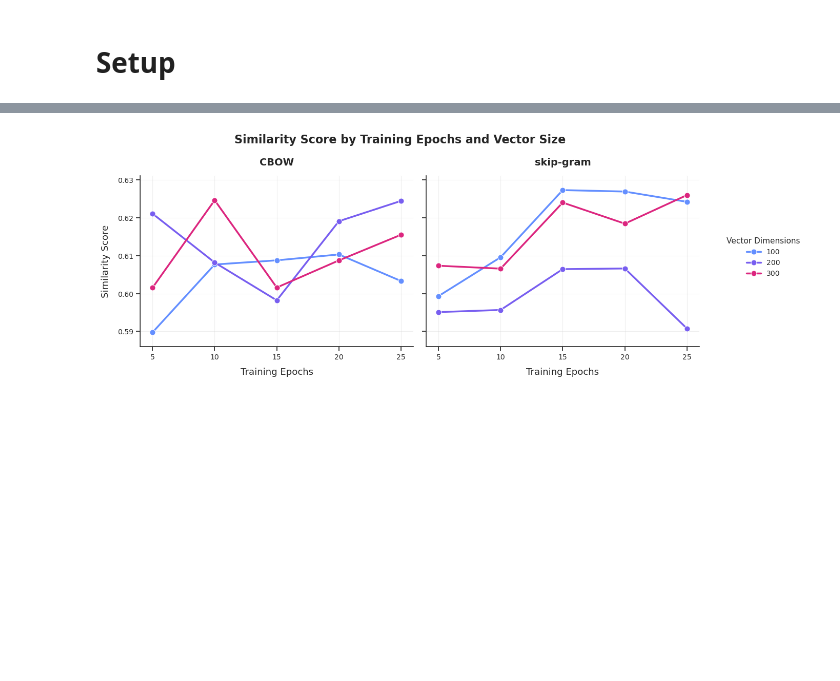
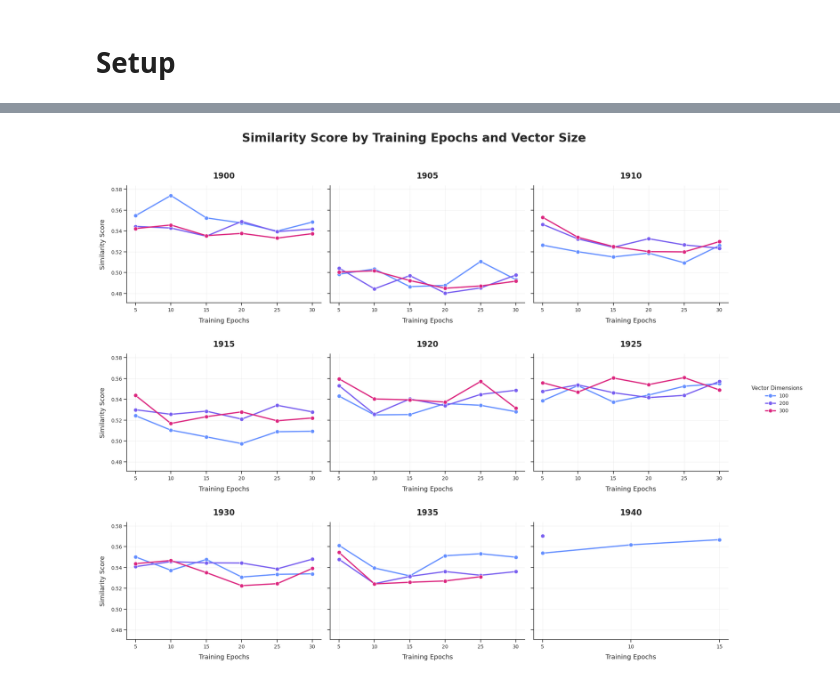
Before and after one commit to eric-d-knowles/ngram-prep, a Jupyter notebook: notebooks/training_workflow.ipynb, the cells around one changed output, grey strips where cells are left out. Drawn from its saved outputs; the diff is of its cells as text; code cells hidden in the pictures; blank space fills up the shorter version.

```diff
--- a/notebooks/training_workflow.ipynb
+++ b/notebooks/training_workflow.ipynb
@@ -113,13 +111,14 @@ Results saved to:     ...LP_models/Google_Books/20200217/eng/5gram_files/evaluat
 # %%
 eval_file = '/vast/edk202/NLP_models/Google_Books/20200217/eng/5gram_files/evaluation_results_test.csv'
 
 plot_evaluation_results(
     csv_file=eval_file,
+    verbose=False,
     metric='similarity_score',
     x_vars=['epochs', 'vector_size'],
-    panel_by='approach',
+    panel_by='year',
     plot_type='line',
     plot_title='Similarity Score by Training Epochs and Vector Size'
 )
 # %% [output]
-[figure, old version]
+[figure, new version]
```
Also changed, not shown: parts of 8 cells of this notebook, 30 other files.
